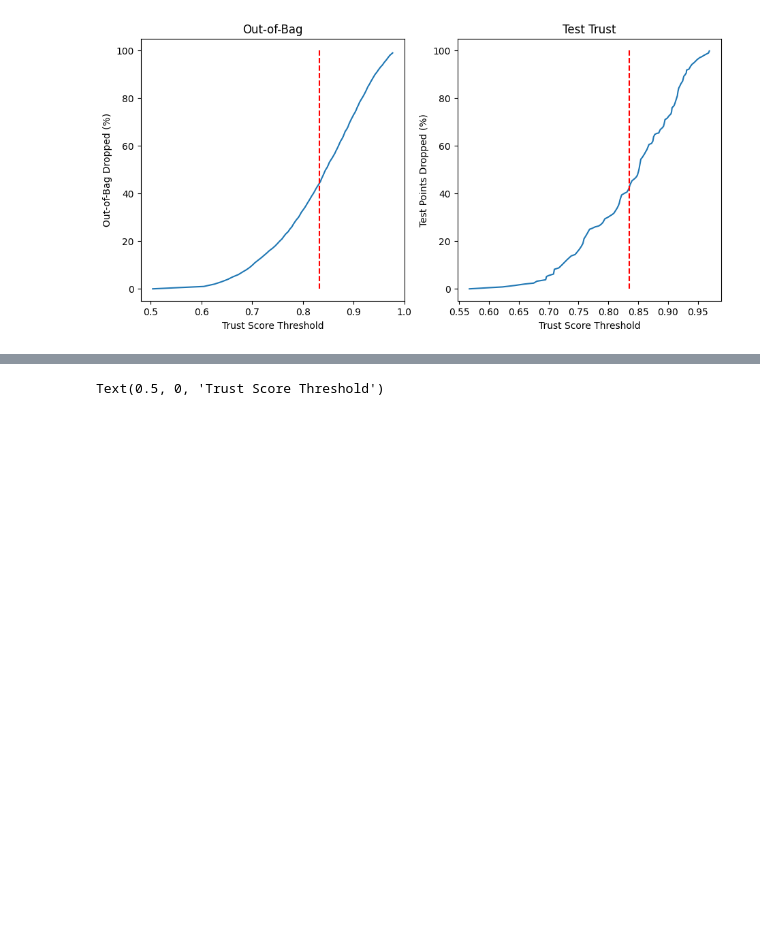
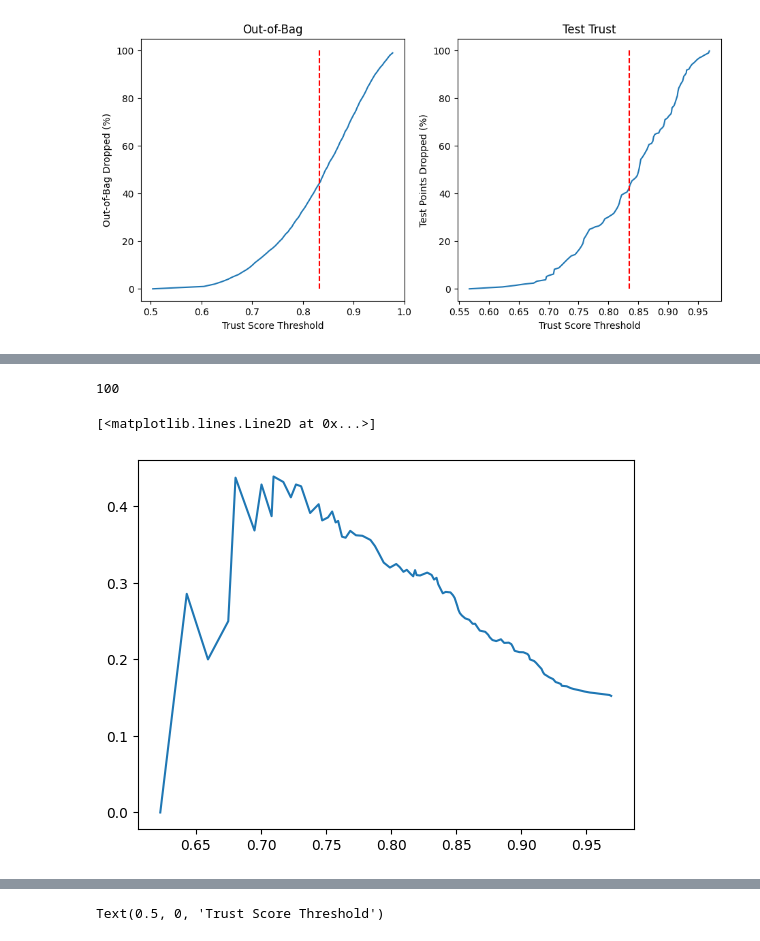
Before and after one commit to jakerhodes/RF-GAP-Python, a Jupyter notebook: trust_score_plots.ipynb, the cells around one changed output, grey strips where cells are left out. Cells and saved outputs as stored; diff of their text form; code cells hidden in the pictures; blank space fills up the shorter version.

Commit message:
add additional plots

```diff
--- a/trust_score_plots.ipynb
+++ b/trust_score_plots.ipynb
@@ -157,6 +157,9 @@ Text(0.5, 0, 'Trust Score Threshold')
 # Check accuracy after dropping unclassifiable points
 oob_drop_accuracy = []
 test_drop_accuracy = []
+
+oob_prop_misclass_dropped = []
+test_prop_misclass_dropped = []
 
 for q in oob_trust_quantiles:
 
@@ -164,6 +167,8 @@ for q in oob_trust_quantiles:
     idx_temp_test = trust_scores_test > q
 
     oob_preds = np.argmax(rf.oob_decision_function_, axis = 1)[idx_temp]
+    dropped_oob_preds = np.argmax(rf.oob_decision_function_, axis = 1)[~idx_temp]
+
     oob_drop_accuracy.append(np.mean(y_train[idx_temp] == oob_preds))
 
     try:
@@ -172,5 +177,24 @@ for q in oob_trust_quantiles:
     except:
         test_drop_accuracy.append(1)
 
+
+
+
+
+
+    # Add proportion of misclassified points dropped
+
+    oob_prop_misclass_dropped.append(np.mean(y_train[~idx_temp] != dropped_oob_preds))
+
+    try:
+        test_prop_misclass_dropped.append(np.mean(y_test[~idx_temp_test] != rf.predict(x_test[~idx_temp_test])))
+    except:
+        continue # TODO: UPDATE THIS
+
+
+
 oob_drop_accuracy = np.array(oob_drop_accuracy)
 test_drop_accuracy = np.array(test_drop_accuracy)
+
+oob_prop_misclass_dropped = np.array(oob_prop_misclass_dropped)
+test_prop_misclass_dropped = np.array(test_prop_misclass_dropped)
@@ -176,0 +226,10 @@ test_drop_accuracy = np.array(test_drop_accuracy)
+# %%
+len(oob_prop_misclass_dropped)
+# %% [output]
+100
+# %%
+# Perhaps take proportion of correctly classified points over the overall classification accuracy, or something like that
+plt.plot(test_trust_quantiles[1:], test_prop_misclass_dropped)
+# %% [output]
+[<matplotlib.lines.Line2D at 0x...>]
+[figure, added]
```
Also changed, not shown: parts of 7 cells of this notebook.
